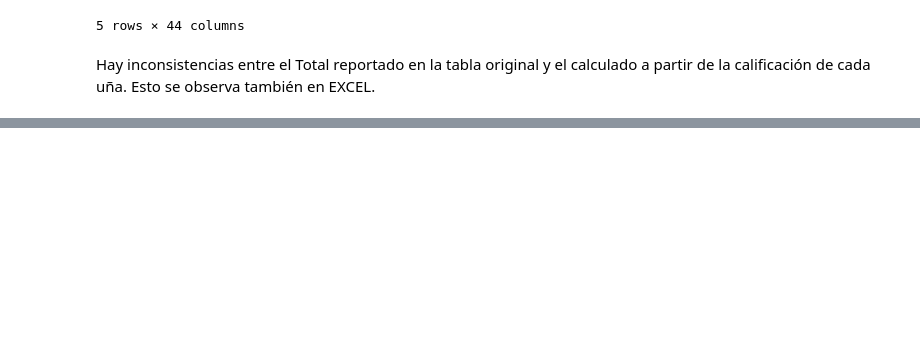
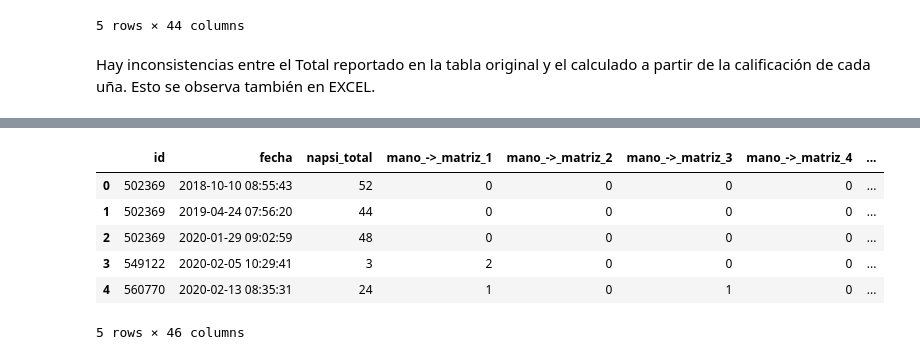
Before and after one commit to mavalderrama/helpharma, a Jupyter notebook: notebooks/clean_NAPSI.ipynb, the cells around one changed output, grey strips where cells are left out. Saved outputs shown, nothing was run; the diff lists cells and outputs as text; code cells hidden in the pictures; blank space fills up the shorter version.

```diff
--- a/notebooks/clean_NAPSI.ipynb
+++ b/notebooks/clean_NAPSI.ipynb
@@ -98 +104,20 @@ df_NAPSI_v2
+# %%
+columns = df_NAPSI_v2.columns
+new_columns = {}
+for i in columns:
+    new_columns[i] = rem_accents(i).lower().replace(" ","_")
+
+for i in columns:
+    df_NAPSI_v2[i] = df_NAPSI_v2[i].apply(lambda x: rem_accents(str(x).lower()))
+
+df_NAPSI_v2.rename(columns=new_columns, inplace=True)
+df_NAPSI_v2.head()
+# %% [output]
+|  | id | fecha | napsi_total | mano_->_matriz_1 | mano_->_matriz_2 | mano_->_matriz_3 | mano_->_matriz_4 | ... |
+| 0 | 502369 | 2018-10-10 08:55:43 | 52 | 0 | 0 | 0 | 0 | ... |
+| 1 | 502369 | 2019-04-24 07:56:20 | 44 | 0 | 0 | 0 | 0 | ... |
+| 2 | 502369 | 2020-01-29 09:02:59 | 48 | 0 | 0 | 0 | 0 | ... |
+| 3 | 549122 | 2020-02-05 10:29:41 | 3 | 2 | 0 | 0 | 0 | ... |
+| 4 | 560770 | 2020-02-13 08:35:31 | 24 | 1 | 0 | 1 | 0 | ... |
+5 rows × 46 columns
 # %%
```
Also changed, not shown: parts of 4 cells of this notebook, 5 other files.
